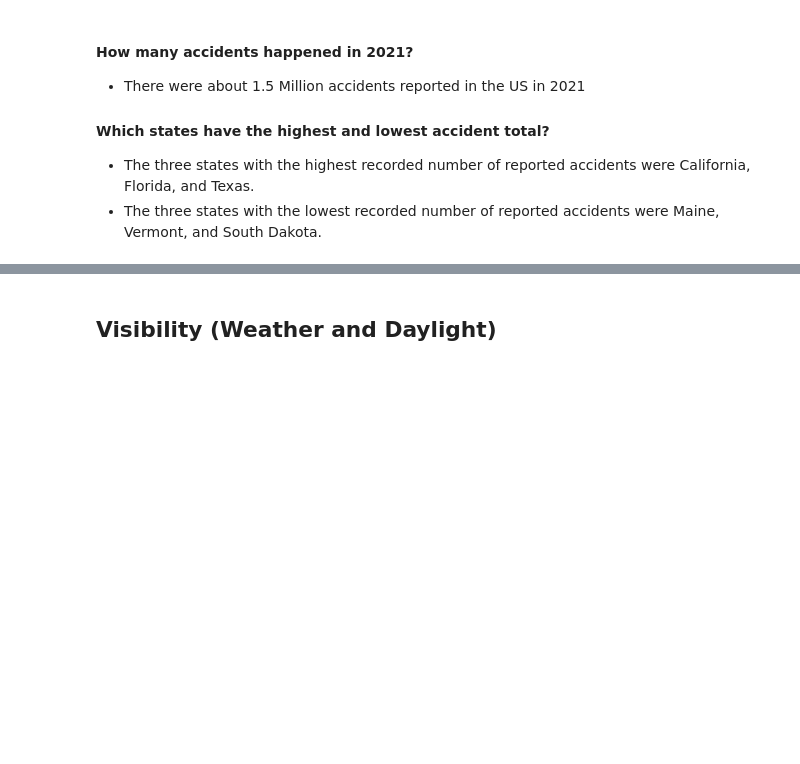
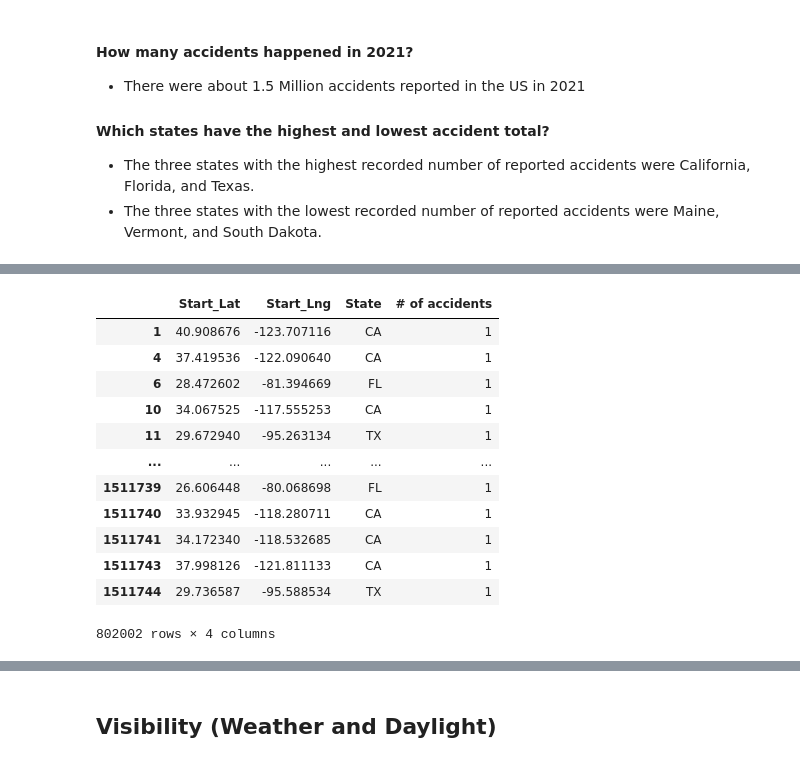
Before and after one commit to jonkwiatkowski/US-Traffic-Accident-Analysis, a Jupyter notebook: Analysis.ipynb, the cells around one changed output, grey strips where cells are left out. Cells and saved outputs as stored; diff of their text form; code cells hidden in the pictures; blank space fills up the shorter version.

```diff
--- a/Analysis.ipynb
+++ b/Analysis.ipynb
@@ -80,10 +151,24 @@ for x in ustates:
 # %%
 #Create a data frame of the top 3 states with the most accidents
 top_three = accident_data[["Start_Lat","Start_Lng","State","# of accidents"]]
 top_three.reset_index()
 
-reduced_top = top_three.loc[(top_three["State"] == "CA") | (top_three["State"] == "FL") | (top_three["State"] == "TX")]
+reduced_top = top_three.loc[(top_three["State"] == "CA") | (top_three["State"] == "FL") | (top_three["State"] == "TX") | (top_three["State"] == "MN")]
 reduced_top
+# %% [output]
+|  | Start_Lat | Start_Lng | State | # of accidents |
+| 1 | 40.908676 | -123.707116 | CA | 1 |
+| 4 | 37.419536 | -122.090640 | CA | 1 |
+| 6 | 28.472602 | -81.394669 | FL | 1 |
+| 10 | 34.067525 | -117.555253 | CA | 1 |
+| 11 | 29.672940 | -95.263134 | TX | 1 |
+| ... | ... | ... | ... | ... |
+| 1511739 | 26.606448 | -80.068698 | FL | 1 |
+| 1511740 | 33.932945 | -118.280711 | CA | 1 |
+| 1511741 | 34.172340 | -118.532685 | CA | 1 |
+| 1511743 | 37.998126 | -121.811133 | CA | 1 |
+| 1511744 | 29.736587 | -95.588534 | TX | 1 |
+802002 rows × 4 columns
 # %%
 #Create an equal sample of each state to fit the limitations of the google heat map
 ca_sample = reduced_top.loc[reduced_top["State"] == "CA"]
```
Also changed, not shown: parts of 31 cells of this notebook, 1 other file.
